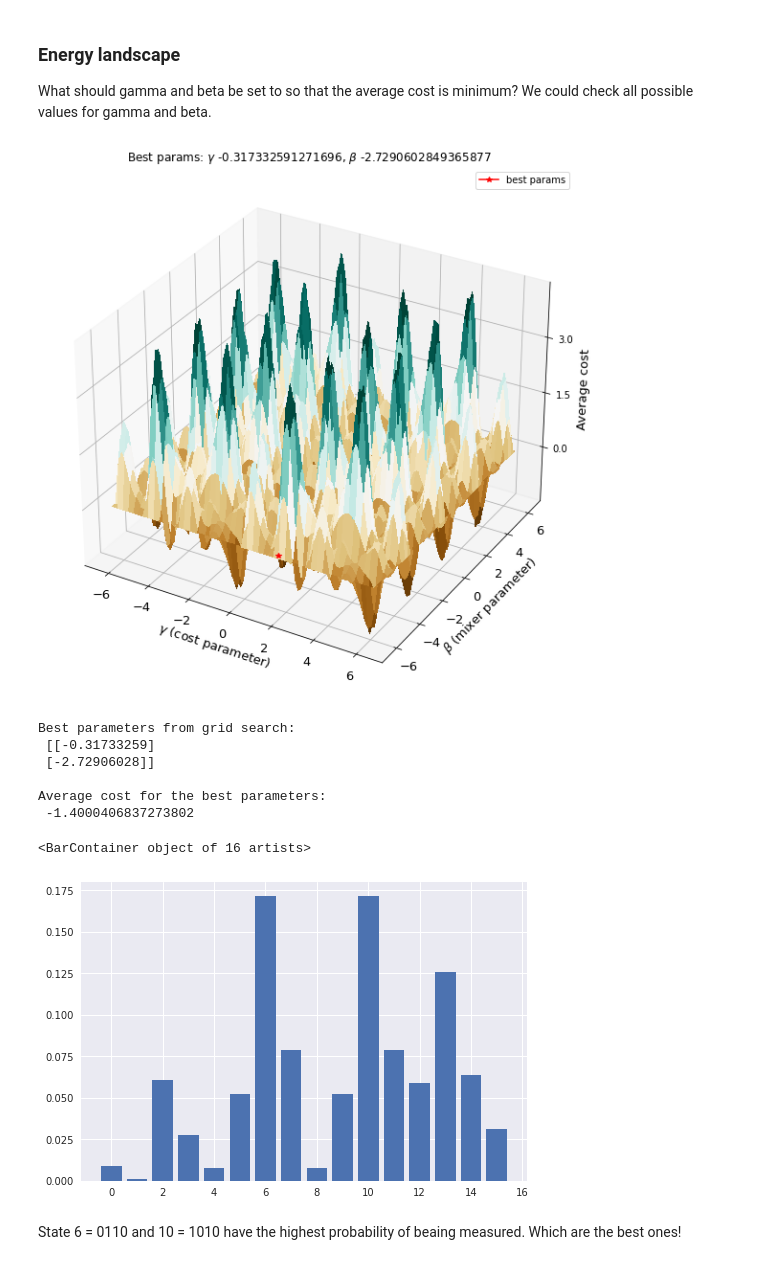
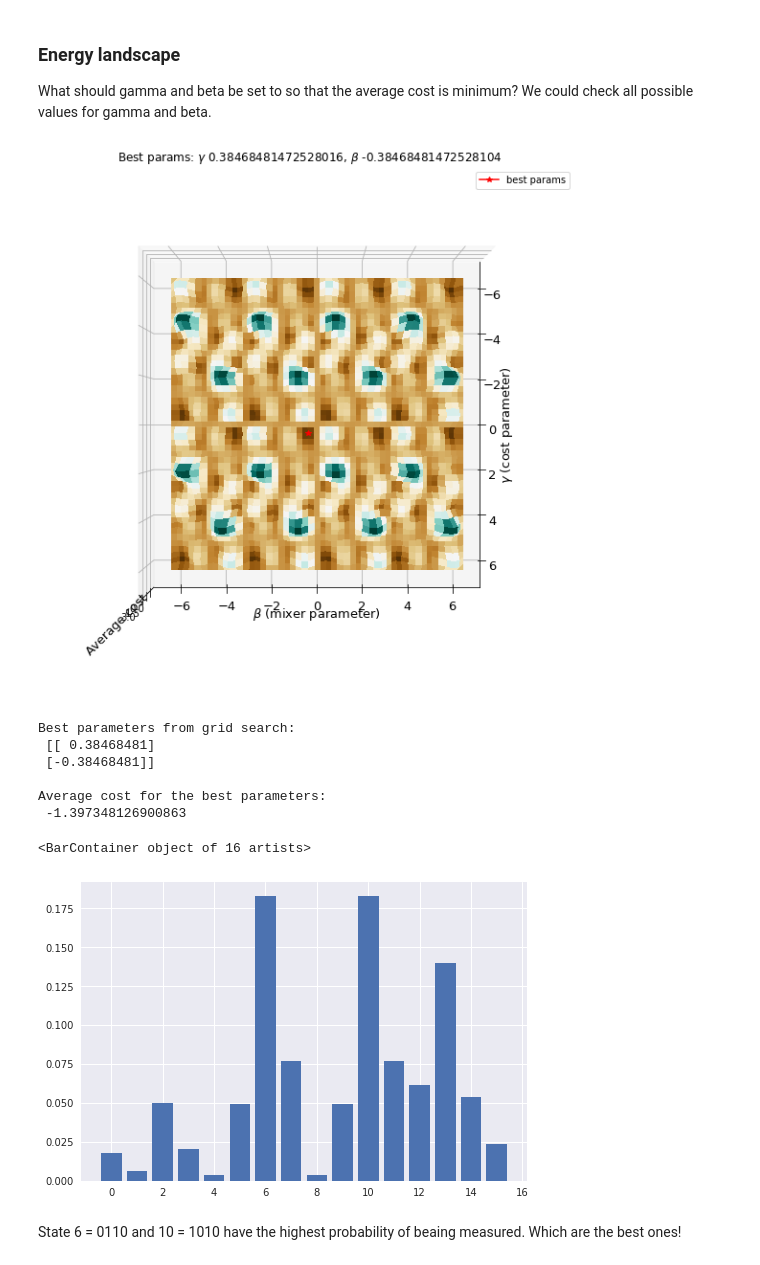
Before and after one commit to aqp-mc2-chalmers/Intro-to-QAOA, a Jupyter notebook: intro to QAOA.ipynb, the cells around one changed output. Drawn from its saved outputs; the diff is of its cells as text; code cells hidden in the pictures.

Commit message:
qubit detail commit

```diff
--- a/intro to QAOA.ipynb
+++ b/intro to QAOA.ipynb
@@ -38,9 +38,9 @@ dev = qml.device('default.qubit', wires = qubits)
 @qml.qnode(dev) # decorator telling us to use the devide dev for this circuit
 def circuit():
     qml.ApproxTimeEvolution(H, 1, 2)
-    return [qml.expval(qml.PauliZ(i)) for i in range(2)] # measurement of expected value of Pauli Z
+    return [qml.expval(qml.PauliZ(i)) for i in qubits] # measurement of expected value of Pauli Z
 
-print('Hamiltonian with expectation value on the two qubits in Z: ', circuit())
+print('Hamiltonian with expectation value on the four qubits in Z: ', circuit())
 print()
 
 # Draw our circuit
@@ -158,11 +160,11 @@ p = 1 # grid search with p > 2 is messy
 
 start_gamma = -2*np.pi
 stop_gamma = 2*np.pi
-num_points_gamma = 100
+num_points_gamma = 50
 
 start_beta = -2*np.pi
 stop_beta = 2*np.pi
-num_points_beta = 100
+num_points_beta = 50
 
 # Gamma
 X = np.linspace(start_gamma, stop_gamma, num_points_gamma)
@@ -180,29 +182,29 @@ i = np.unravel_index(Z.argmin(), Z.shape)
 # %%
 # Make a nice plot
 def plot_energy_landscape(X, Y, Z, i, above = False):
     from matplotlib import cm
     from matplotlib.ticker import MaxNLocator
     name = 'Average cost'
     fig = plt.figure(np.random.randint(51, 60), figsize=(12, 8), constrained_layout=True)
     ax = fig.add_subplot(projection="3d")
     xx, yy = np.meshgrid(X, Y, indexing='ij')
     surf = ax.plot_surface(xx, yy, Z, cmap=cm.BrBG, antialiased=False)
     ax.set_xlabel(r"$\gamma$ (cost parameter)", fontsize=13)
     ax.set_ylabel(r"$\beta$ (mixer parameter)", fontsize=13)
     ax.set_zlabel(name, fontsize=13)
     ax.zaxis.set_label_coords(-1,1)
     ax.zaxis.set_major_locator(MaxNLocator(nbins=5, prune="lower"))
     ax.plot(X[i[0]], Y[i[1]], Z[i], c="red", marker="*", label="best params", zorder=10)
     plt.legend()
     plt.xticks(fontsize=13)
     plt.yticks(fontsize=13)
     plt.title(r'Best params: $\gamma$ ' + str(X[i[0]]) + r', $\beta$ ' + str(Y[i[1]]))
     if above:
         ax.view_init(azim=0, elev=90)
 
-plot_energy_landscape(X, Y, Z, i, above = False)
+plot_energy_landscape(X, Y, Z, i, above = True)
 # %% [output]
-[figure, old version]
+[figure, new version]
 # %%
 # The best parameters after the gris search
 best_params_grid_search = np.array([[X[i[0]]], [Y[i[1]]]])
@@ -211,11 +213,11 @@ print()
 print('Average cost for the best parameters:\n', average_cost(best_params_grid_search))
 # %% [output]
 Best parameters from grid search:
- [[-0.31733259]
- [-2.72906028]]
+ [[ 0.38468481]
+ [-0.38468481]]
 
 Average cost for the best parameters:
- -1.4000406837273802
+ -1.397348126900863
 # %%
 # What does the numbers mean? We want answers to the Minimum vertex cover
 
@@ -230,7 +232,7 @@ plt.style.use("seaborn")
 plt.bar(range(2 ** len(qubits)), probs)
 # %% [output]
 <BarContainer object of 16 artists>
-[figure, old version]
+[figure, new version]
 # %% [markdown]
 State 6 = 0110 and 10 = 1010 have the highest probability of beaing measured. Which are the best ones!
 # %%
```
Also changed, not shown: parts of 3 cells of this notebook.
